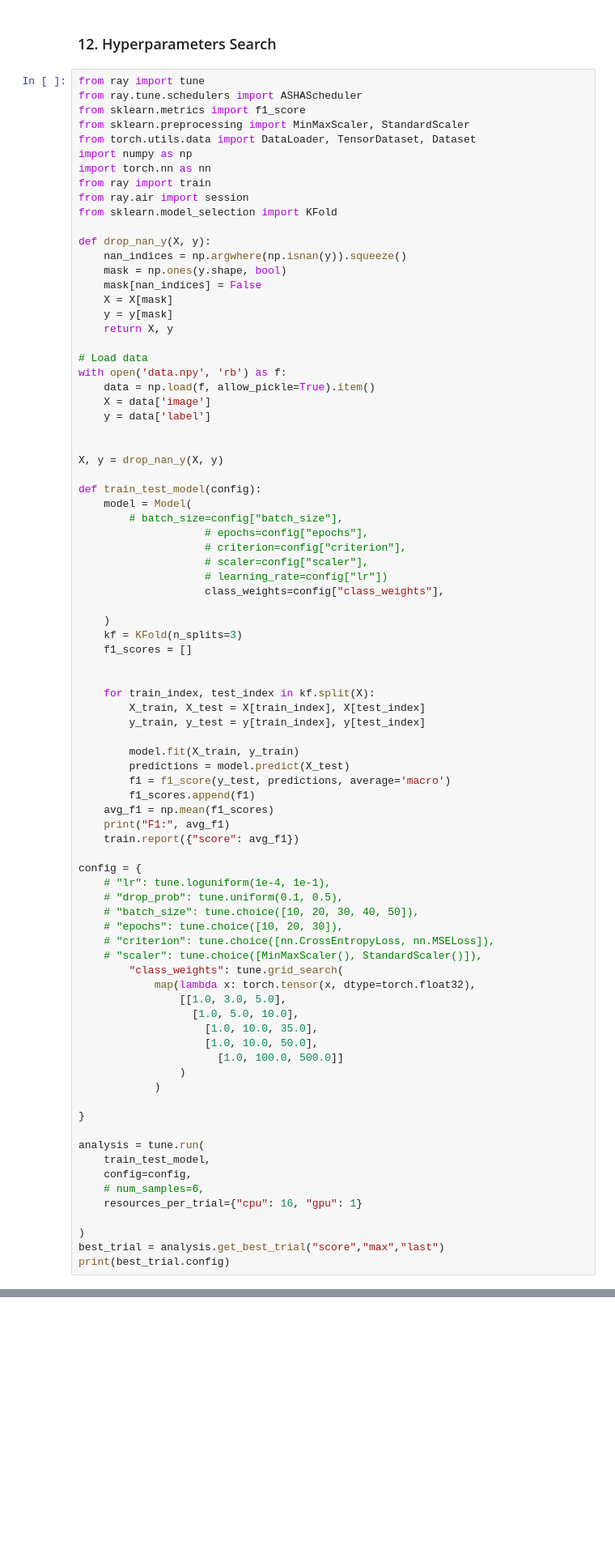
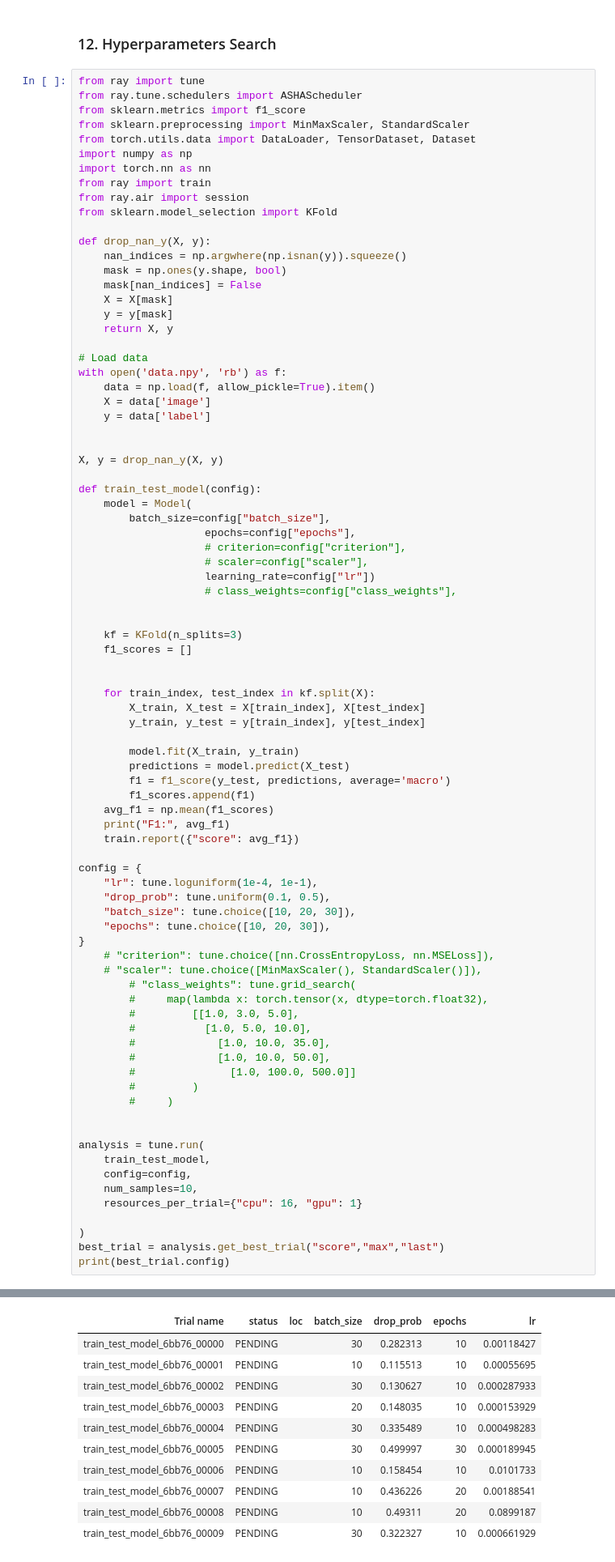
Before and after one commit to rertyy/cs2109s-finals, a Jupyter notebook: scratchpad.ipynb, the cells around one changed output, grey strips where cells are left out. Shown at 81% size. Saved outputs shown, nothing was run; the diff lists cells and outputs as text; blank space fills up the shorter version.

```diff
--- a/scratchpad.ipynb
+++ b/scratchpad.ipynb
@@ -3088,14 +1088,14 @@ X, y = drop_nan_y(X, y)
 
 def train_test_model(config):
     model = Model(
-        # batch_size=config["batch_size"],
-                    # epochs=config["epochs"],
+        batch_size=config["batch_size"],
+                    epochs=config["epochs"],
                     # criterion=config["criterion"],
                     # scaler=config["scaler"],
-                    # learning_rate=config["lr"])
-                    class_weights=config["class_weights"],
+                    learning_rate=config["lr"])
+                    # class_weights=config["class_weights"],
 
-    )
+
     kf = KFold(n_splits=3)
     f1_scores = []
 
@@ -3113,30 +1113,31 @@ def train_test_model(config):
     train.report({"score": avg_f1})
 
 config = {
-    # "lr": tune.loguniform(1e-4, 1e-1),
-    # "drop_prob": tune.uniform(0.1, 0.5),
-    # "batch_size": tune.choice([10, 20, 30, 40, 50]),
-    # "epochs": tune.choice([10, 20, 30]),
+    "lr": tune.loguniform(1e-4, 1e-1),
+    "drop_prob": tune.uniform(0.1, 0.5),
+    "batch_size": tune.choice([10, 20, 30]),
+    "epochs": tune.choice([10, 20, 30]),
+}
     # "criterion": tune.choice([nn.CrossEntropyLoss, nn.MSELoss]),
     # "scaler": tune.choice([MinMaxScaler(), StandardScaler()]),
-        "class_weights": tune.grid_search(
-            map(lambda x: torch.tensor(x, dtype=torch.float32),
-                [[1.0, 3.0, 5.0],
-                  [1.0, 5.0, 10.0],
-                    [1.0, 10.0, 35.0],
-                    [1.0, 10.0, 50.0],
-                      [1.0, 100.0, 500.0]]
-                )
-            )
+        # "class_weights": tune.grid_search(
+        #     map(lambda x: torch.tensor(x, dtype=torch.float32),
+        #         [[1.0, 3.0, 5.0],
+        #           [1.0, 5.0, 10.0],
+        #             [1.0, 10.0, 35.0],
+        #             [1.0, 10.0, 50.0],
+        #               [1.0, 100.0, 500.0]]
+        #         )
+        #     )
 
-}
 
 analysis = tune.run(
     train_test_model,
     config=config,
-    # num_samples=6,
+    num_samples=10,
     resources_per_trial={"cpu": 16, "gpu": 1}
 
 )
 best_trial = analysis.get_best_trial("score","max","last")
 print(best_trial.config)
+# %% [output]
@@ -3142,0 +1157,11 @@ print(best_trial.config)
+| Trial name | status | loc | batch_size | drop_prob | epochs | lr |
+| train_test_model_6bb76_00000 | PENDING |  | 30 | 0.282313 | 10 | 0.00118427 |
+| train_test_model_6bb76_00001 | PENDING |  | 10 | 0.115513 | 10 | 0.00055695 |
+| train_test_model_6bb76_00002 | PENDING |  | 30 | 0.130627 | 10 | 0.000287933 |
+| train_test_model_6bb76_00003 | PENDING |  | 20 | 0.148035 | 10 | 0.000153929 |
+| train_test_model_6bb76_00004 | PENDING |  | 30 | 0.335489 | 10 | 0.000498283 |
+| train_test_model_6bb76_00005 | PENDING |  | 30 | 0.499997 | 30 | 0.000189945 |
+| train_test_model_6bb76_00006 | PENDING |  | 10 | 0.158454 | 10 | 0.0101733 |
+| train_test_model_6bb76_00007 | PENDING |  | 10 | 0.436226 | 20 | 0.00188541 |
+| train_test_model_6bb76_00008 | PENDING |  | 10 | 0.49311 | 20 | 0.0899187 |
+| train_test_model_6bb76_00009 | PENDING |  | 30 | 0.322327 | 10 | 0.000661929 |
```
Also changed, not shown: parts of 13 cells of this notebook, 5 other files.
